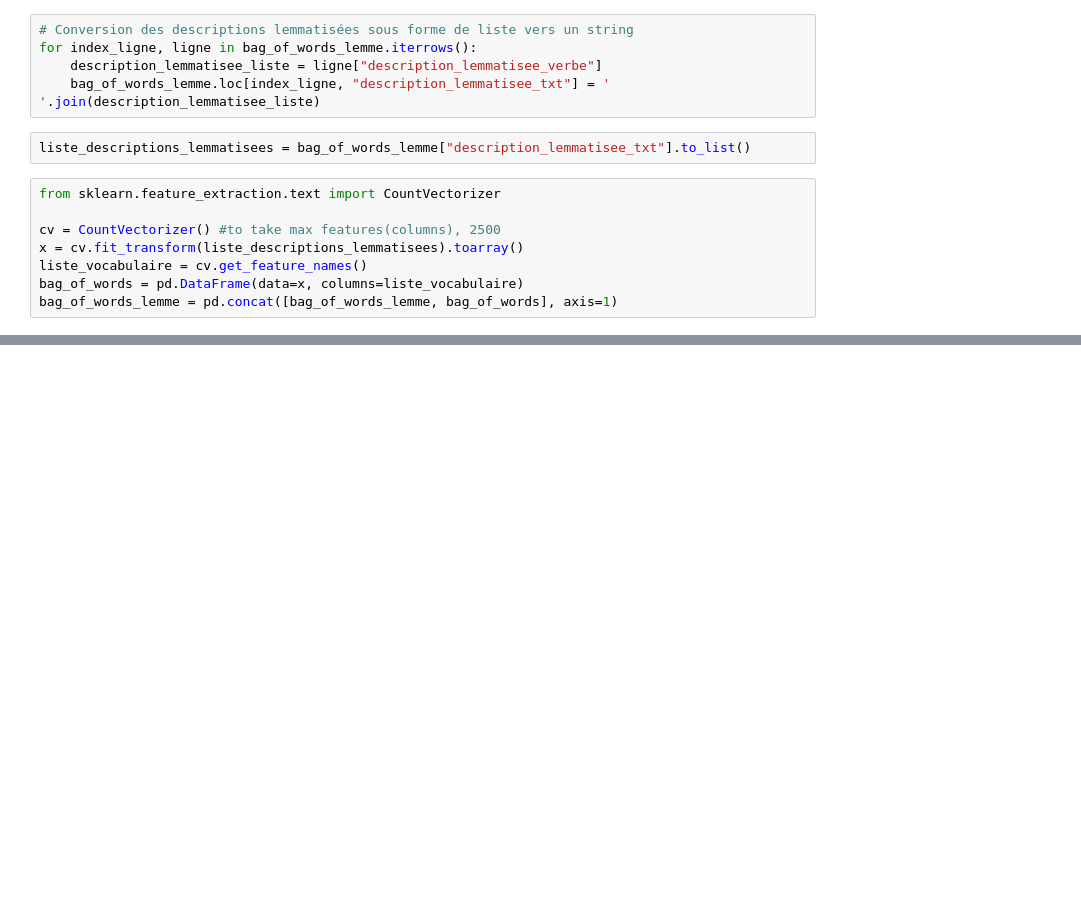
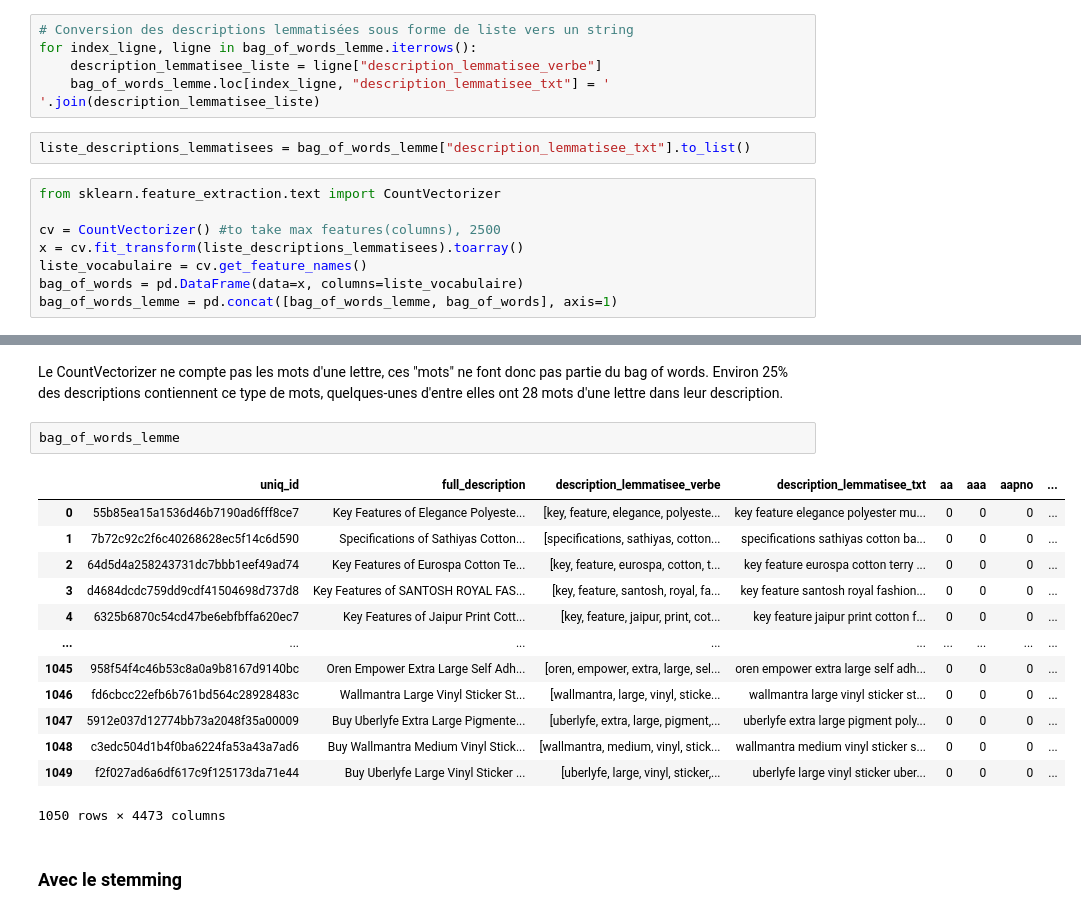
Before and after one commit to sebastienbourgeois/oc-p6-classifier-biens-consommation, a Jupyter notebook: P6_01_notebook.ipynb, the cells around one changed output, grey strips where cells are left out. Drawn from its saved outputs; the diff is of its cells as text; blank space fills up the shorter version.

```diff
--- a/P6_01_notebook.ipynb
+++ b/P6_01_notebook.ipynb
@@ -607,0 +471,20 @@ bag_of_words_stem_2gram
+# %% [markdown]
+Le CountVectorizer ne compte pas les mots d'une lettre, ces "mots" ne font donc pas partie du bag of words. Environ 25% des descriptions contiennent ce type de mots, quelques-unes d'entre elles ont 28 mots d'une lettre dans leur description.
+# %%
+bag_of_words_lemme
+# %% [output]
+|  | uniq_id | full_description | description_lemmatisee_verbe | description_lemmatisee_txt | aa | aaa | aapno | ... |
+| 0 | 55b85ea15a1536d46b7190ad6fff8ce7 | Key Features of Elegance Polyeste... | [key, feature, elegance, polyeste... | key feature elegance polyester mu... | 0 | 0 | 0 | ... |
+| 1 | 7b72c92c2f6c40268628ec5f14c6d590 | Specifications of Sathiyas Cotton... | [specifications, sathiyas, cotton... | specifications sathiyas cotton ba... | 0 | 0 | 0 | ... |
+| 2 | 64d5d4a258243731dc7bbb1eef49ad74 | Key Features of Eurospa Cotton Te... | [key, feature, eurospa, cotton, t... | key feature eurospa cotton terry ... | 0 | 0 | 0 | ... |
+| 3 | d4684dcdc759dd9cdf41504698d737d8 | Key Features of SANTOSH ROYAL FAS... | [key, feature, santosh, royal, fa... | key feature santosh royal fashion... | 0 | 0 | 0 | ... |
+| 4 | 6325b6870c54cd47be6ebfbffa620ec7 | Key Features of Jaipur Print Cott... | [key, feature, jaipur, print, cot... | key feature jaipur print cotton f... | 0 | 0 | 0 | ... |
+| ... | ... | ... | ... | ... | ... | ... | ... | ... |
+| 1045 | 958f54f4c46b53c8a0a9b8167d9140bc | Oren Empower Extra Large Self Adh... | [oren, empower, extra, large, sel... | oren empower extra large self adh... | 0 | 0 | 0 | ... |
+| 1046 | fd6cbcc22efb6b761bd564c28928483c | Wallmantra Large Vinyl Sticker St... | [wallmantra, large, vinyl, sticke... | wallmantra large vinyl sticker st... | 0 | 0 | 0 | ... |
+| 1047 | 5912e037d12774bb73a2048f35a00009 | Buy Uberlyfe Extra Large Pigmente... | [uberlyfe, extra, large, pigment,... | uberlyfe extra large pigment poly... | 0 | 0 | 0 | ... |
+| 1048 | c3edc504d1b4f0ba6224fa53a43a7ad6 | Buy Wallmantra Medium Vinyl Stick... | [wallmantra, medium, vinyl, stick... | wallmantra medium vinyl sticker s... | 0 | 0 | 0 | ... |
+| 1049 | f2f027ad6a6df617c9f125173da71e44 | Buy Uberlyfe Large Vinyl Sticker ... | [uberlyfe, large, vinyl, sticker,... | uberlyfe large vinyl sticker uber... | 0 | 0 | 0 | ... |
+1050 rows × 4473 columns
+# %% [markdown]
+### Avec le stemming
```
Also changed, not shown: parts of 51 cells of this notebook.
